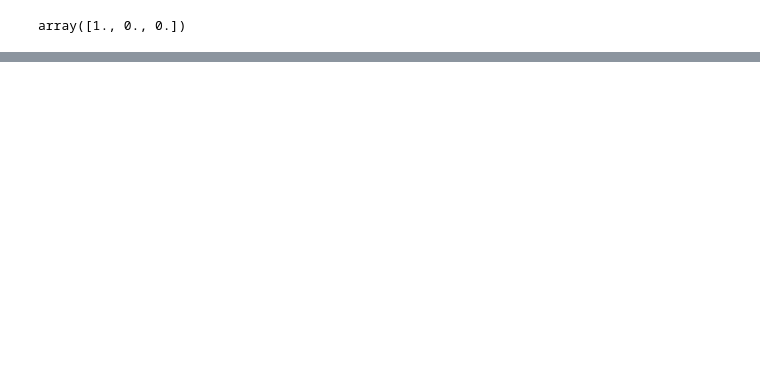
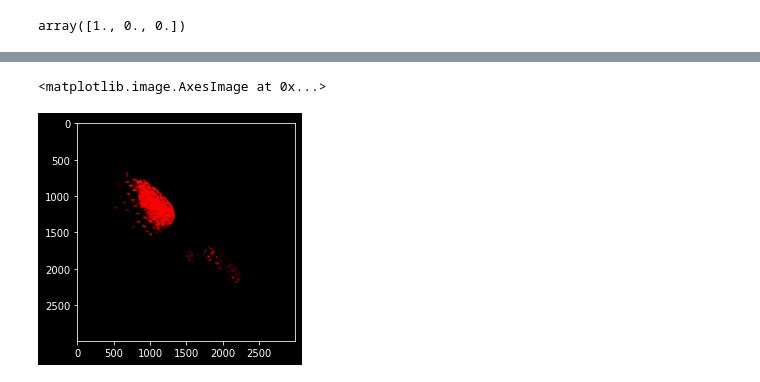
Before and after one commit to hwk06023/Strawberry, a Jupyter notebook: process_2D_PIL.ipynb, the cells around one changed output, grey strips where cells are left out. Cells and saved outputs as stored; diff of their text form; code cells hidden in the pictures; blank space fills up the shorter version.

```diff
--- a/process_2D_PIL.ipynb
+++ b/process_2D_PIL.ipynb
@@ -43,3 +45,12 @@ plt.imshow(image)
 image[1200][1200]
 # %% [output]
 array([1., 0., 0.])
+# %%
+strbry = []
+
+for i in range(len(image)):
+    for j in range(len(image[i])):
+        if (image[i][j][0] > 0.5 and image[i][j][1] < 0.5 and image[i][j][2] < 0.5):
+            strbry.append([i, j])
+        else:
+            image[i][j] = [0, 0, 0]
@@ -45,0 +65,5 @@ array([1., 0., 0.])
+# %%
+plt.imshow(image)
+# %% [output]
+<matplotlib.image.AxesImage at 0x...>
+[figure, added]
```
Also changed, not shown: parts of 6 cells of this notebook, 4 other files.
